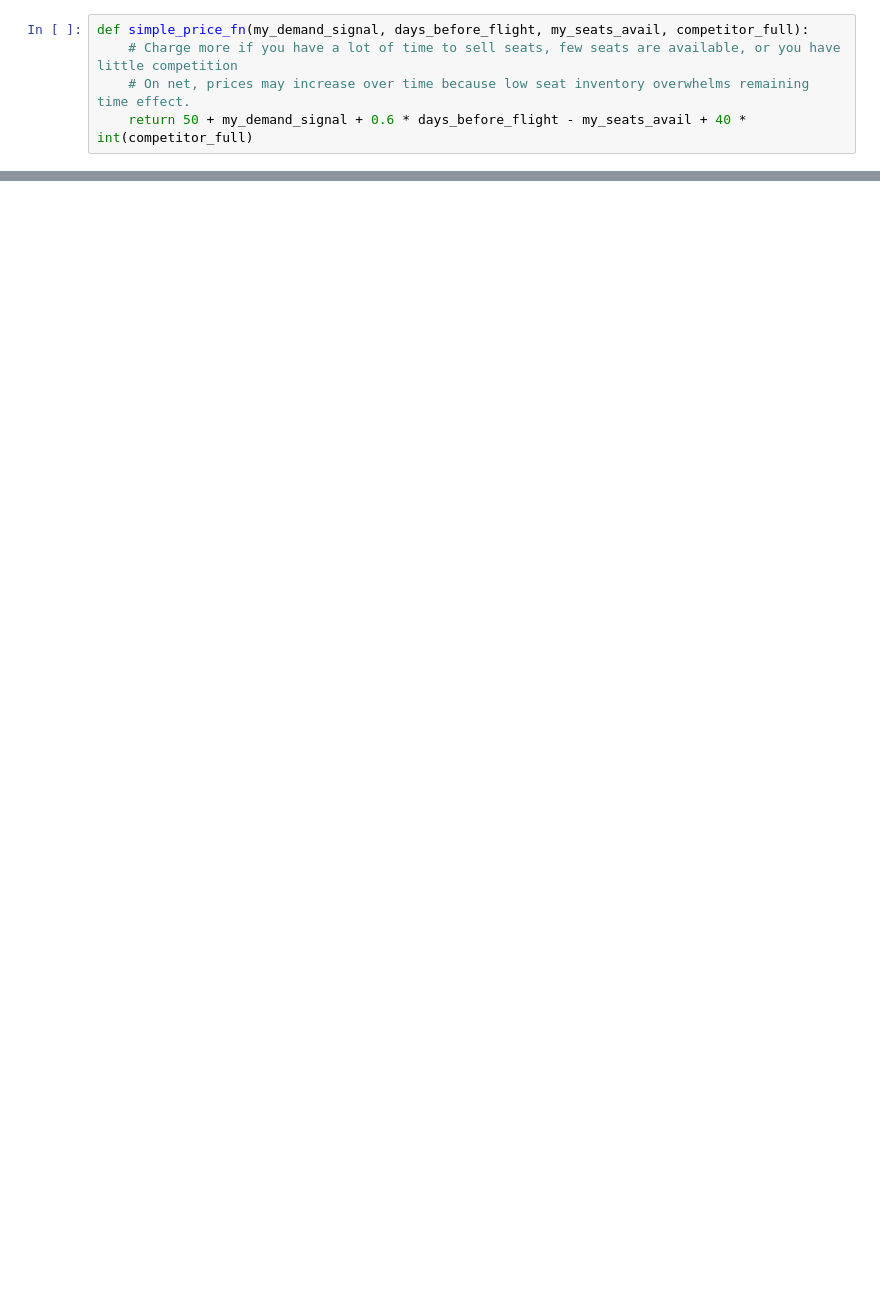
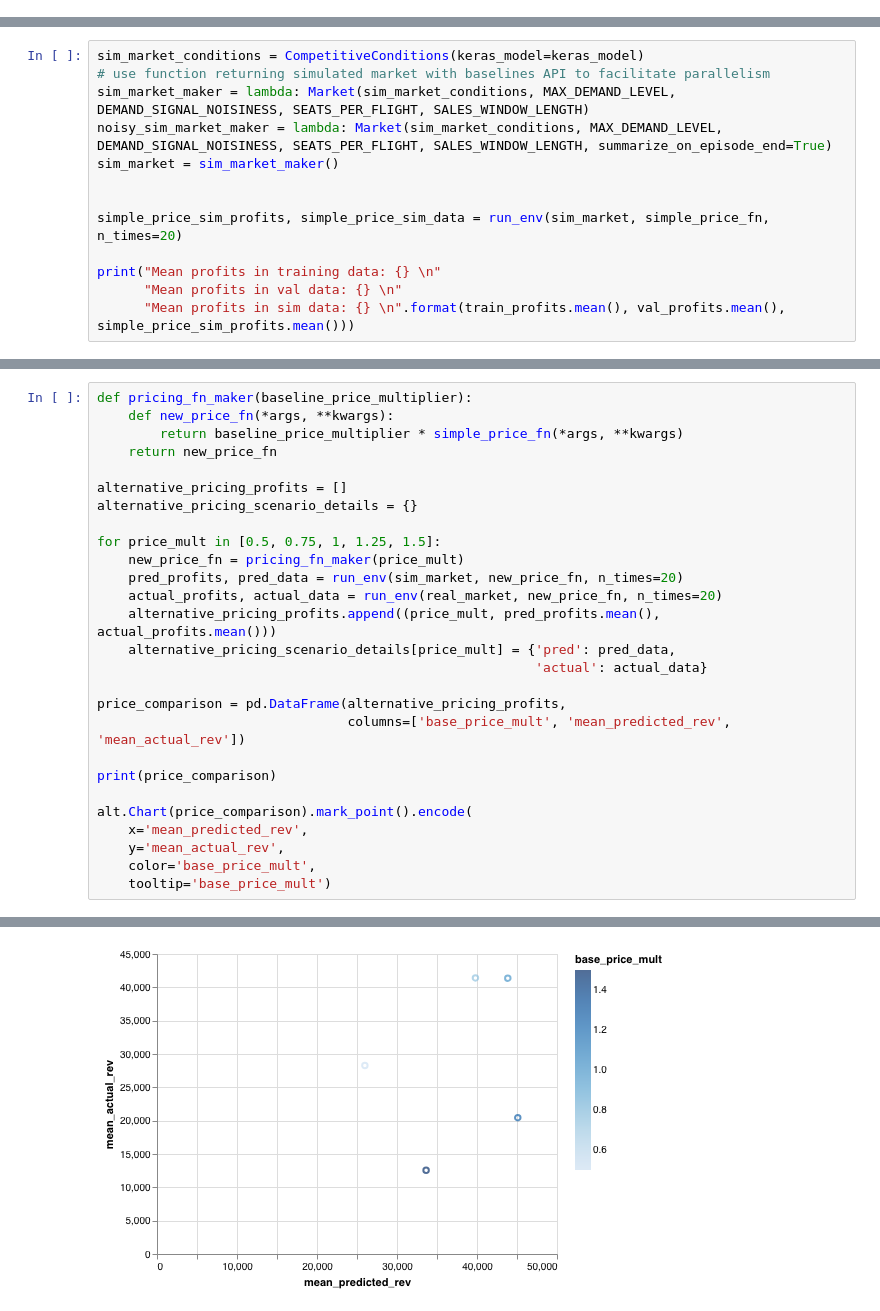
Before and after one commit to Mustapha-Wasseja/sem_policy_opt, a Jupyter notebook: main.ipynb, the cells around one changed output, grey strips where cells are left out. Saved outputs shown, nothing was run; the diff lists cells and outputs as text; blank space fills up the shorter version.

Commit message:
Add reinforcement learning to optimize airline pricing

```diff
--- a/main.ipynb
+++ b/main.ipynb
@@ -97,5 +0,0 @@ I guessed a reasonable pricing function (with some trial and error), and this ex
-# %%
-def simple_price_fn(my_demand_signal, days_before_flight, my_seats_avail, competitor_full):
-    # Charge more if you have a lot of time to sell seats, few seats are available, or you have little competition
-    # On net, prices may increase over time because low seat inventory overwhelms remaining time effect.
-    return 50 + my_demand_signal + 0.6 * days_before_flight - my_seats_avail + 40 * int(competitor_full)
@@ -258,0 +131,13 @@ model = PPO2('MlpPolicy', env, verbose=1).learn(1000)
+# %%
+sim_market_conditions = CompetitiveConditions(keras_model=keras_model)
+# use function returning simulated market with baselines API to facilitate parallelism
+sim_market_maker = lambda: Market(sim_market_conditions, MAX_DEMAND_LEVEL, DEMAND_SIGNAL_NOISINESS, SEATS_PER_FLIGHT, SALES_WINDOW_LENGTH)
+noisy_sim_market_maker = lambda: Market(sim_market_conditions, MAX_DEMAND_LEVEL, DEMAND_SIGNAL_NOISINESS, SEATS_PER_FLIGHT, SALES_WINDOW_LENGTH, summarize_on_episode_end=True)
+sim_market = sim_market_maker()
+
+
+simple_price_sim_profits, simple_price_sim_data = run_env(sim_market, simple_price_fn, n_times=20)
+
+print("Mean profits in training data: {} \n"
+      "Mean profits in val data: {} \n"
+      "Mean profits in sim data: {} \n".format(train_profits.mean(), val_profits.mean(), simple_price_sim_profits.mean()))
@@ -258,0 +154,28 @@ model = PPO2('MlpPolicy', env, verbose=1).learn(1000)
+# %%
+def pricing_fn_maker(baseline_price_multiplier):
+    def new_price_fn(*args, **kwargs):
+        return baseline_price_multiplier * simple_price_fn(*args, **kwargs)
+    return new_price_fn
+
+alternative_pricing_profits = []
+alternative_pricing_scenario_details = {}
+
+for price_mult in [0.5, 0.75, 1, 1.25, 1.5]:
+    new_price_fn = pricing_fn_maker(price_mult)
+    pred_profits, pred_data = run_env(sim_market, new_price_fn, n_times=20)
+    actual_profits, actual_data = run_env(real_market, new_price_fn, n_times=20)
+    alternative_pricing_profits.append((price_mult, pred_profits.mean(), actual_profits.mean()))
+    alternative_pricing_scenario_details[price_mult] = {'pred': pred_data,
+                                                        'actual': actual_data}
+
+price_comparison = pd.DataFrame(alternative_pricing_profits,
+                                columns=['base_price_mult', 'mean_predicted_rev', 'mean_actual_rev'])
+
+print(price_comparison)
+
+alt.Chart(price_comparison).mark_point().encode(
+    x='mean_predicted_rev',
+    y='mean_actual_rev',
+    color='base_price_mult',
+    tooltip='base_price_mult')
+# %% [output]
@@ -258,0 +188 @@ model = PPO2('MlpPolicy', env, verbose=1).learn(1000)
+[figure, added]
```
Also changed, not shown: parts of 38 cells of this notebook, 3 other files.
